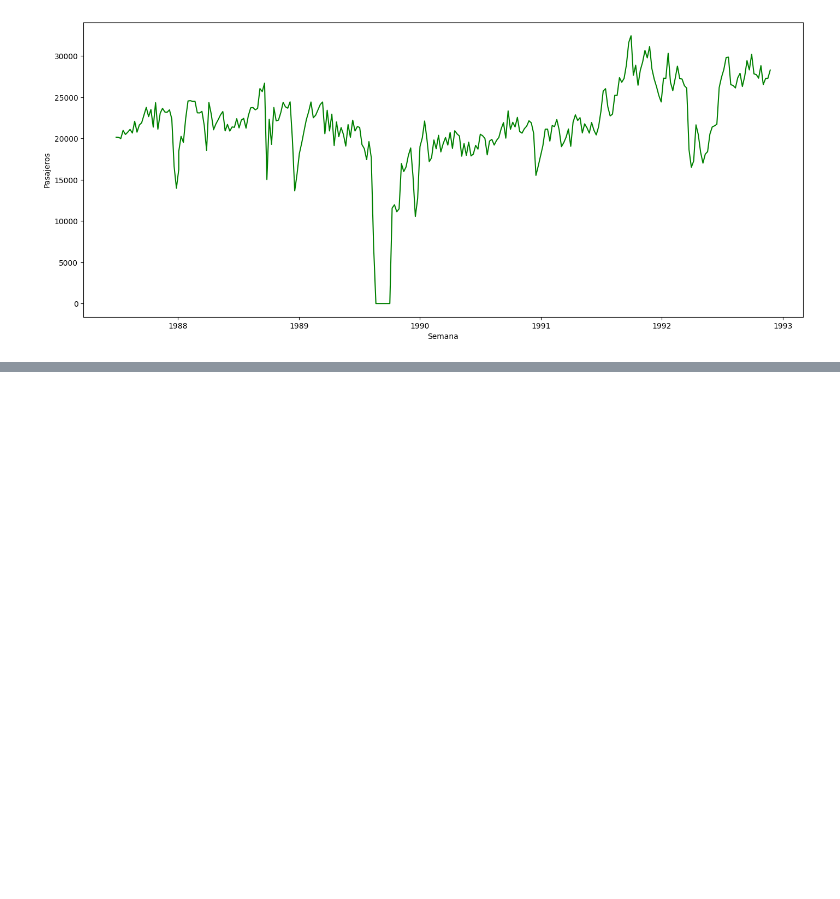
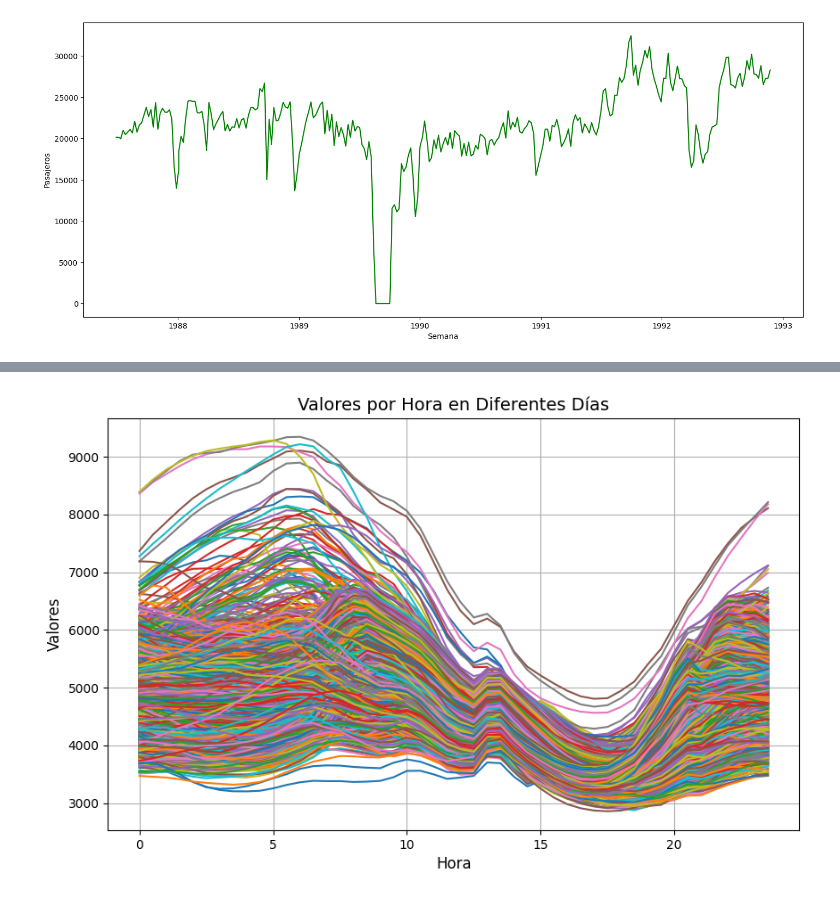
Before and after one commit to DavidGuzzi/TSA, a Jupyter notebook: Forecasting Principles and Practice 3rd/2/2.ipynb, the cells around one changed output, grey strips where cells are left out. Cells and saved outputs as stored; diff of their text form; code cells hidden in the pictures; blank space fills up the shorter version.

```diff
--- a/Forecasting Principles and Practice 3rd/2/2.ipynb
+++ b/Forecasting Principles and Practice 3rd/2/2.ipynb
@@ -35,0 +96,5 @@ plt.show()
+# %%
+path3 = r"C:\Users\HP\OneDrive\Escritorio\David Guzzi\Github\TSA\Forecasting Principles and Practice 3rd\2\vic_elec.csv"
+
+df_ve = pd.read_csv(path3)
+df_ve.head()
@@ -35,0 +123,6 @@ plt.show()
+# %%
+df_ve['Time'] = pd.to_datetime(df_ve['Time'])
+df_ve['date'] = df_ve['Time'].dt.date
+# df_ve['time'] = df_ve['Time'].dt.time
+df_ve['time'] = pd.to_datetime(df_ve['Time'], format='%H:%M:%S').dt.time
+df_ve.info()
@@ -35,0 +144,3 @@ plt.show()
+# %%
+df_ve['time_decimal'] = df_ve['time'].apply(lambda x: x.hour + x.minute/60)
+df_ve.head()
@@ -35,0 +154,16 @@ plt.show()
+# %%
+plt.figure(figsize=(10,6))
+
+# Graficar una línea por cada día, con colores diferentes
+sns.lineplot(x='time_decimal', y='Demand', hue='date', data=df_ve, palette='tab10', legend=False)
+
+# Ajustar etiquetas y títulos
+plt.title('Valores por Hora en Diferentes Días', fontsize=14)
+plt.xlabel('Hora', fontsize=12)
+plt.ylabel('Valores', fontsize=12)
+
+# Mostrar leyenda y gráfico
+plt.grid(True)
+plt.show()
+# %% [output]
+[figure, added]
```
Also changed, not shown: parts of 13 cells of this notebook, 3 other files.
